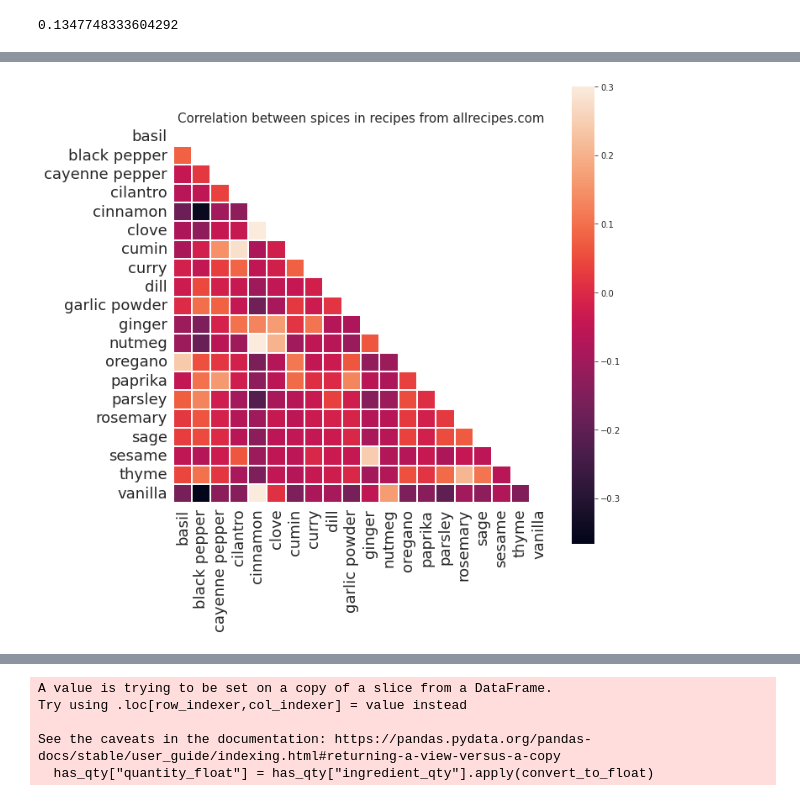
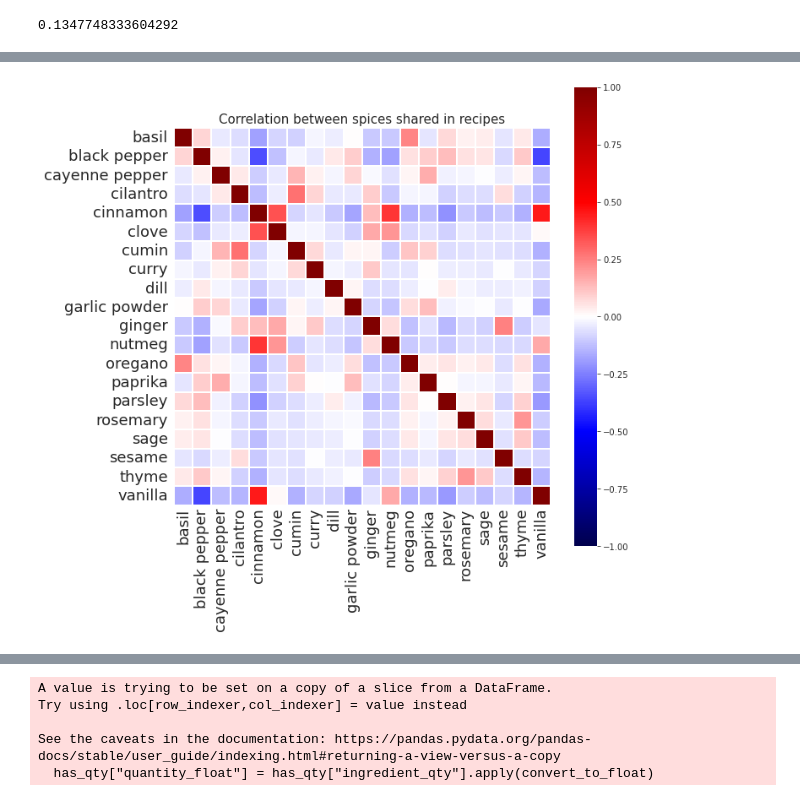
Before and after one commit to wcedmisten/foodFinder, a Jupyter notebook: All Recipes Exploratory Data Analysis.ipynb, the cells around one changed output, grey strips where cells are left out. Drawn from its saved outputs; the diff is of its cells as text; code cells hidden in the pictures.

```diff
--- a/All Recipes Exploratory Data Analysis.ipynb
+++ b/All Recipes Exploratory Data Analysis.ipynb
@@ -252,24 +227,24 @@ corr = spice_corr.corr()
 # %%
 # plot spices correlation matrix
 
 import seaborn as sns
 import matplotlib.pyplot as plt
 import numpy as np
 
 plt.rcParams['figure.figsize'] = [10, 10]
 
-mask = np.zeros_like(corr)
-
-mask[np.triu_indices_from(mask)] = True
+from matplotlib import colors
+divnorm=colors.TwoSlopeNorm(vmin=-1, vcenter=0., vmax=1)
 
 with sns.axes_style("white"):
     f, ax = plt.subplots()
-    ax.tick_params(axis='x', labelrotation=45)
+    ax.tick_params(axis='x', labelrotation=45, length=0)
     plt.xticks(fontsize=18)
     plt.yticks(fontsize=18)
 
-    plt.title("Correlation between spices in recipes from allrecipes.com", fontsize=15)
+    plt.title("Correlation between spices shared in recipes", fontsize=15)
 
-    sns.heatmap(corr, mask=mask, vmax=.3, square=True, linewidths=2)
+    ax2 = sns.heatmap(corr, cmap="seismic", square=True, linewidths=2, norm=divnorm)
+    ax2.tick_params(left=False, bottom=False)
 # %% [output]
-[figure, old version]
+[figure, new version]
```
Also changed, not shown: parts of 4 cells of this notebook.
